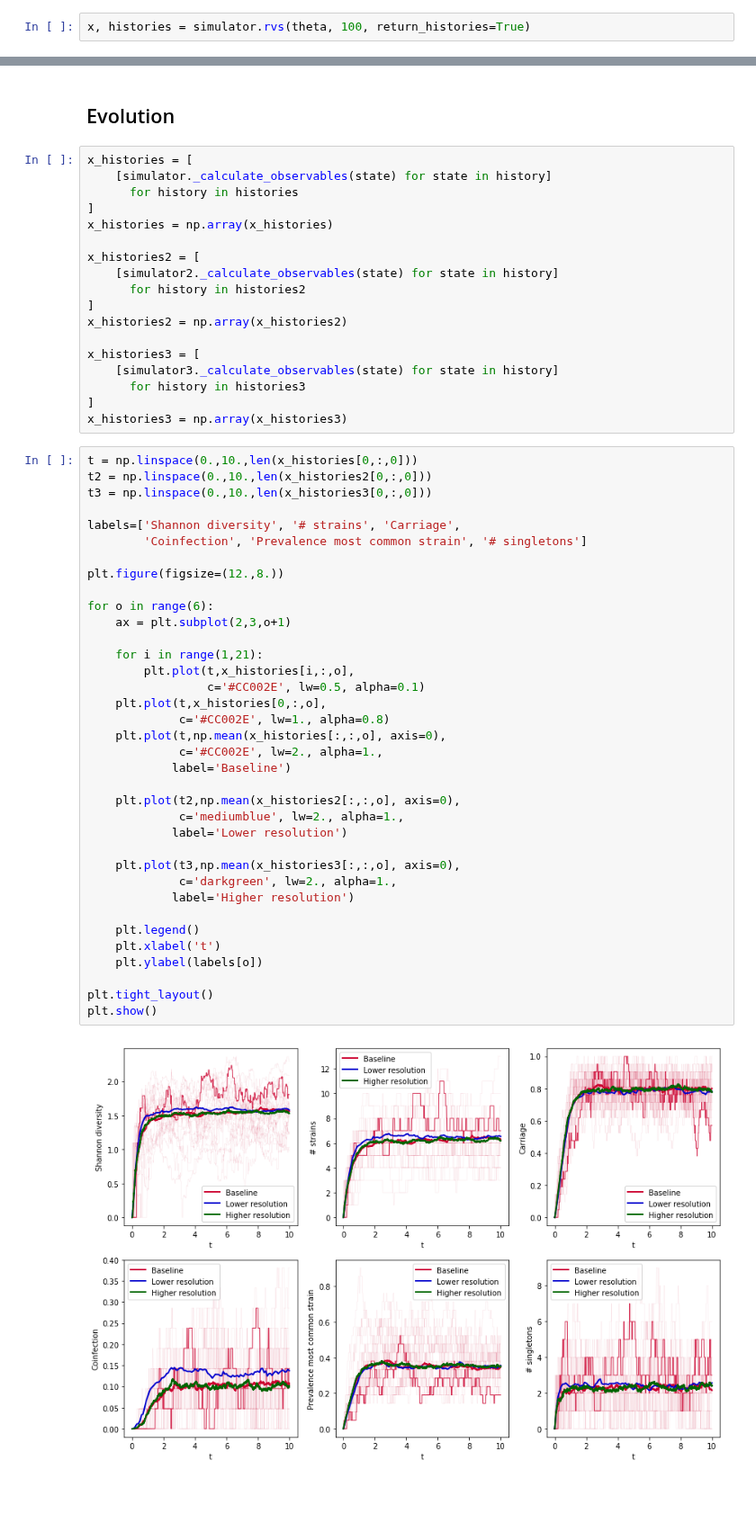
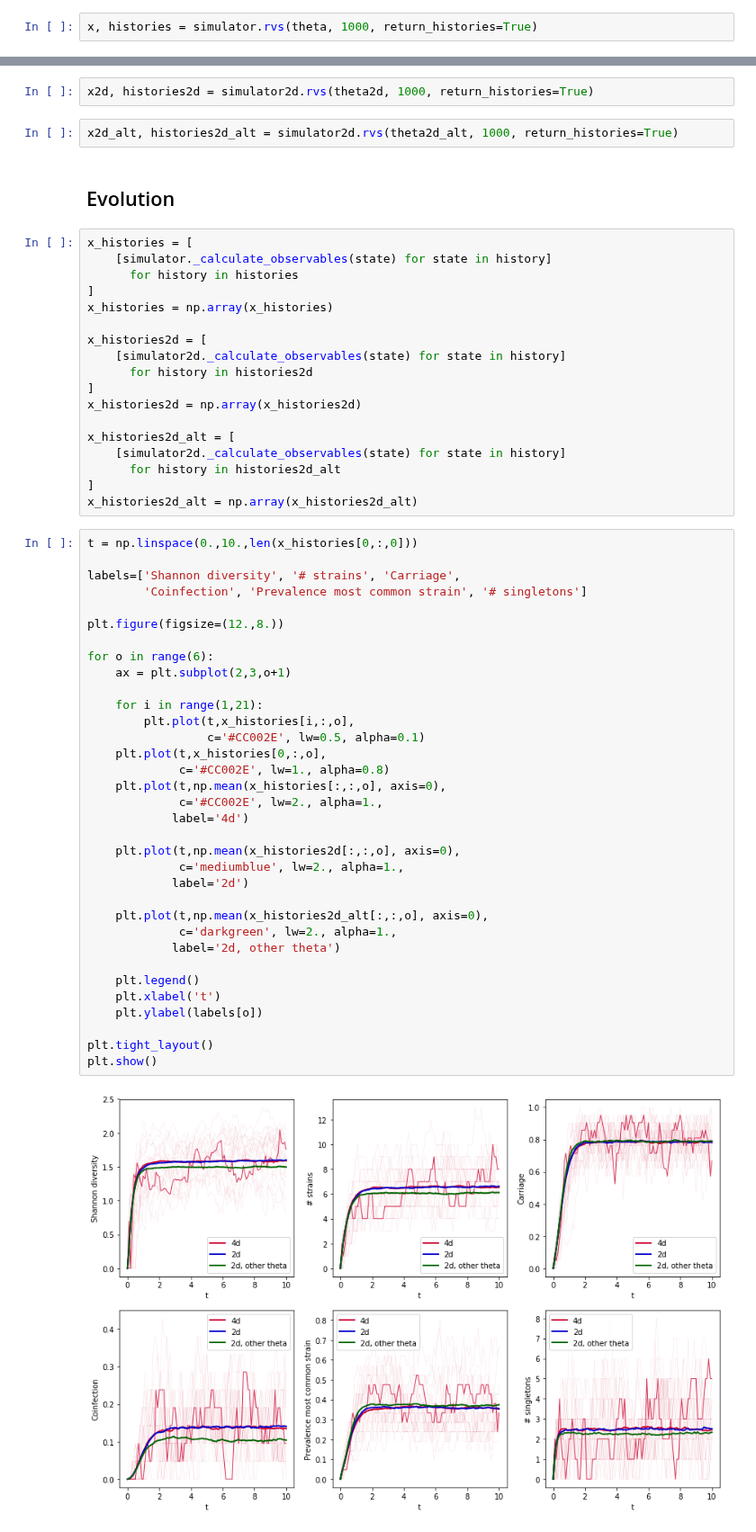
Before and after one commit to johannbrehmer/goldmine, a Jupyter notebook: goldmine/evaluation/epidemiology_simulator.ipynb, the cells around one changed output, grey strips where cells are left out. Shown at 90% size. Cells and saved outputs as stored; diff of their text form; blank space fills up the shorter version.

```diff
--- a/goldmine/evaluation/epidemiology_simulator.ipynb
+++ b/goldmine/evaluation/epidemiology_simulator.ipynb
@@ -18,2 +20,2 @@ theta = np.array([3.59,0.59,0.097,1.])
 # %%
-x, histories = simulator.rvs(theta, 100, return_histories=True)
+x, histories = simulator.rvs(theta, 1000, return_histories=True)
@@ -24,3 +22,7 @@ x3, histories3 = simulator3.rvs(theta, 100, return_histories=True)
+# %%
+x2d, histories2d = simulator2d.rvs(theta2d, 1000, return_histories=True)
+# %%
+x2d_alt, histories2d_alt = simulator2d.rvs(theta2d_alt, 1000, return_histories=True)
 # %% [markdown]
 ## Evolution
 # %%
@@ -30,52 +32,50 @@ x_histories = [
 ]
 x_histories = np.array(x_histories)
 
-x_histories2 = [
-    [simulator2._calculate_observables(state) for state in history]
-      for history in histories2
+x_histories2d = [
+    [simulator2d._calculate_observables(state) for state in history]
+      for history in histories2d
 ]
-x_histories2 = np.array(x_histories2)
+x_histories2d = np.array(x_histories2d)
 
-x_histories3 = [
-    [simulator3._calculate_observables(state) for state in history]
-      for history in histories3
+x_histories2d_alt = [
+    [simulator2d._calculate_observables(state) for state in history]
+      for history in histories2d_alt
 ]
-x_histories3 = np.array(x_histories3)
+x_histories2d_alt = np.array(x_histories2d_alt)
 # %%
 t = np.linspace(0.,10.,len(x_histories[0,:,0]))
-t2 = np.linspace(0.,10.,len(x_histories2[0,:,0]))
-t3 = np.linspace(0.,10.,len(x_histories3[0,:,0]))
 
 labels=['Shannon diversity', '# strains', 'Carriage',
         'Coinfection', 'Prevalence most common strain', '# singletons']
 
 plt.figure(figsize=(12.,8.))
 
 for o in range(6):
     ax = plt.subplot(2,3,o+1)
 
     for i in range(1,21):
         plt.plot(t,x_histories[i,:,o],
                  c='#CC002E', lw=0.5, alpha=0.1)
     plt.plot(t,x_histories[0,:,o],
              c='#CC002E', lw=1., alpha=0.8)
     plt.plot(t,np.mean(x_histories[:,:,o], axis=0),
              c='#CC002E', lw=2., alpha=1.,
-            label='Baseline')
+            label='4d')
 
-    plt.plot(t2,np.mean(x_histories2[:,:,o], axis=0),
+    plt.plot(t,np.mean(x_histories2d[:,:,o], axis=0),
              c='mediumblue', lw=2., alpha=1.,
-            label='Lower resolution')
+            label='2d')
 
-    plt.plot(t3,np.mean(x_histories3[:,:,o], axis=0),
+    plt.plot(t,np.mean(x_histories2d_alt[:,:,o], axis=0),
              c='darkgreen', lw=2., alpha=1.,
-            label='Higher resolution')
+            label='2d, other theta')
 
     plt.legend()
     plt.xlabel('t')
     plt.ylabel(labels[o])
 
 plt.tight_layout()
 plt.show()
 # %% [output]
-[figure, old version]
+[figure, new version]
```
Also changed, not shown: parts of 13 cells of this notebook, 5 other files.
